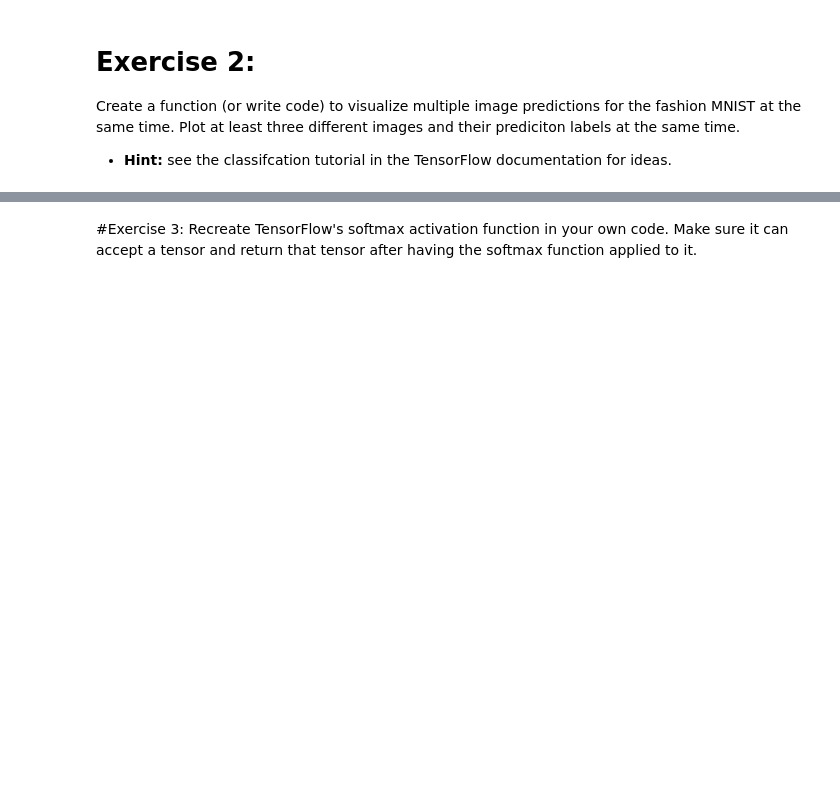
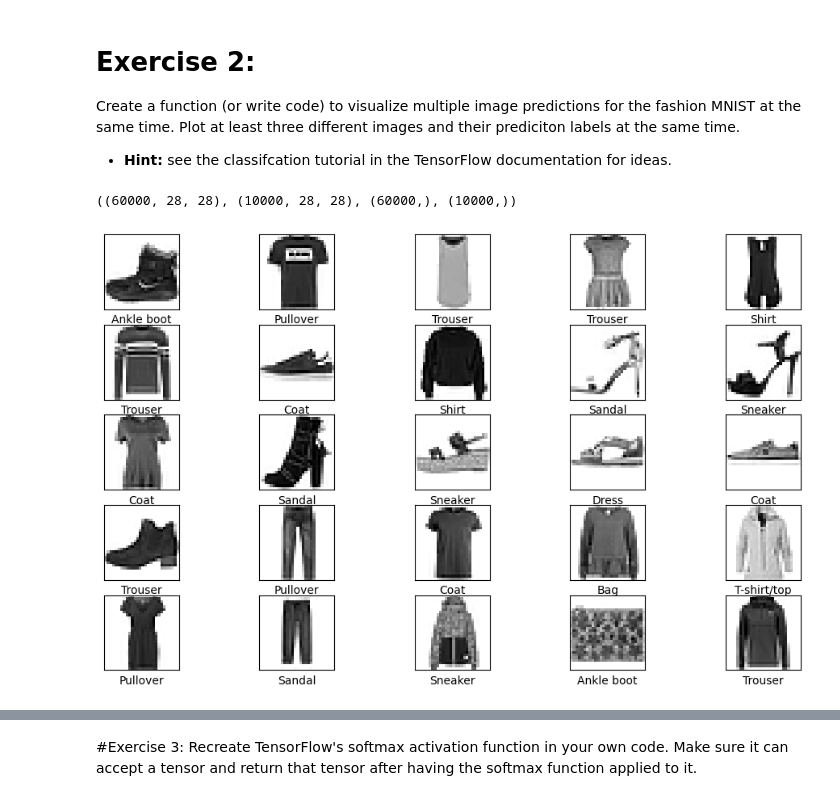
Before and after one commit to hasanzeynal/TensorFlow-Developer-Certificate, a Jupyter notebook: Exercises/02_neural_network_classification_in_tensorflow.ipynb, the cells around one changed output, grey strips where cells are left out. Drawn from its saved outputs; the diff is of its cells as text; code cells hidden in the pictures; blank space fills up the shorter version.

```diff
--- a/Exercises/02_neural_network_classification_in_tensorflow.ipynb
+++ b/Exercises/02_neural_network_classification_in_tensorflow.ipynb
@@ -139,3 +139,28 @@ plt.show()
 # Exercise 2:
 Create a function (or write code) to visualize multiple image predictions for the fashion MNIST at the same time. Plot at least three different images and their prediciton labels at the same time.
 * **Hint:** see the classifcation tutorial in the TensorFlow documentation for ideas.
+# %%
+#import fashionmnist datasets
+from tensorflow.keras.datasets import fashion_mnist
+(train_data,train_labels),(test_data,test_labels) = fashion_mnist.load_data()
+# %%
+#the shapes of train and test sets
+train_data.shape, test_data.shape, train_labels.shape, test_labels.shape
+# %% [output]
+((60000, 28, 28), (10000, 28, 28), (60000,), (10000,))
+# %%
+#make the list that has to consist of names of clothes
+class_names = ['T-shirt/top', 'Trouser', 'Pullover', 'Dress', 'Coat',
+               'Sandal', 'Shirt', 'Sneaker', 'Bag', 'Ankle boot']
+# %%
+plt.figure(figsize=(12,7))
+for i in range(25):
+  plt.subplot(5, 5, i+1)
+  plt.xticks([])
+  plt.yticks([])
+  plt.grid(False)
+  plt.imshow(train_data[i], cmap= plt.cm.binary)
+  plt.xlabel(class_names[test_labels[i]])
+plt.show()
+# %% [output]
+[figure, added]
```
Also changed, not shown: parts of 7 cells of this notebook.
